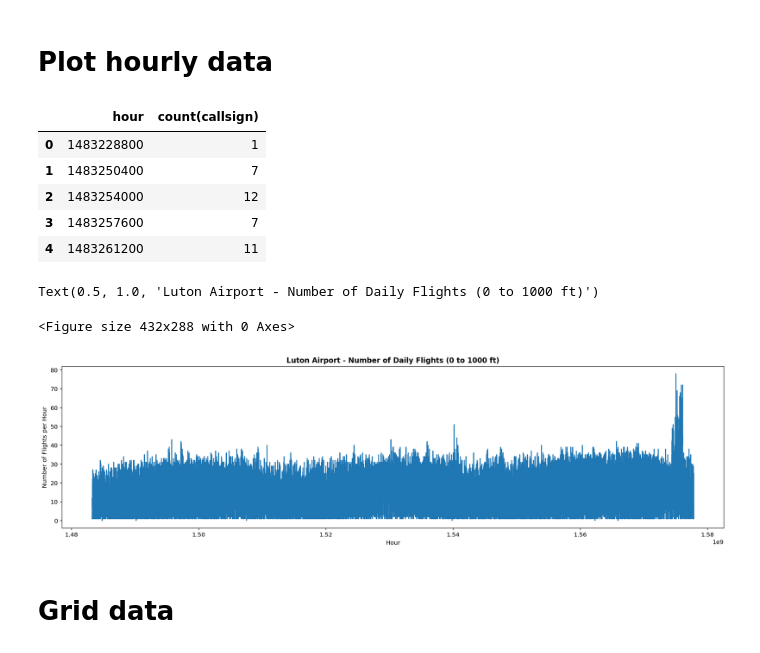
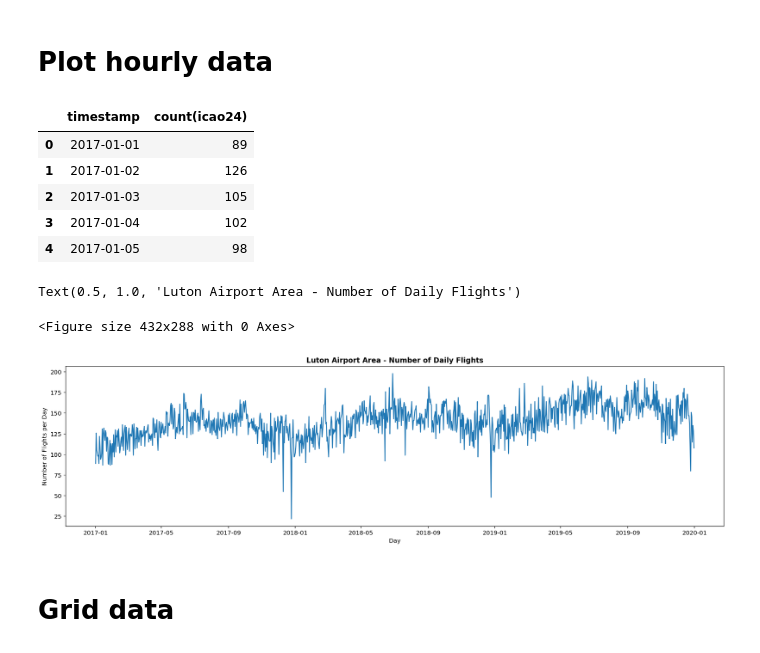
Before and after one commit to naguzmans/opportunistic-utm, a Jupyter notebook: spark.ipynb, the cells around one changed output. Saved outputs shown, nothing was run; the diff lists cells and outputs as text; code cells hidden in the pictures.

```diff
--- a/spark.ipynb
+++ b/spark.ipynb
@@ -12,7 +32,9 @@ drive.mount('/content/drive')
 # Load CSV data into Spark
 # %%
 from pyspark.sql import SparkSession
-from pyspark.sql.types import StructType, StructField, StringType, FloatType, BooleanType, LongType, DateType
+from pyspark.sql.types import StructType, StructField, StringType, FloatType, BooleanType, LongType, DateType, IntegerType
+from pyspark.sql.functions import udf
+spark.conf.set("spark.sql.execution.arrow.enabled", "true")
 import os
 import glob
 import datetime
@@ -47,6 +69,10 @@ schema = StructType([ \
     StructField('hour', LongType(), True) \
 ])
 
+def epoch_to_utc(hour_in_unix_time):
+  return datetime.datetime.utcfromtimestamp(hour_in_unix_time)
+utc = udf(epoch_to_utc, DateType())
+
 folder_path = '/content/drive/MyDrive/opportunistic-utm/data'
 file_names = []
 
@@ -54,6 +80,8 @@ for filename in glob.iglob(folder_path + '/**/*.csv', recursive=True):
   file_names.append(filename)
 
 opensky_df = spark.read.option('header', True).csv(path=file_names, schema=schema)
+opensky_df = opensky_df.withColumn('timestamp', utc('hour'))
+
 # opensky_df = opensky_df.sort('time')
 opensky_df.show(10)
 # %% [output]
@@ -105,30 +134,30 @@ import matplotlib.pyplot as plt
 from pyspark.sql.functions import days
 %config InlineBackend.figure_format = 'retina'
 
-subset = opensky_df.groupBy('hour').agg(countDistinct('callsign'))
+subset = opensky_df.groupBy('timestamp').agg(countDistinct('icao24'))
 df = subset.toPandas()
-df = df.sort_values(by=['hour']).reset_index(drop=True)
+df = df.sort_values(by=['timestamp']).reset_index(drop=True)
 # %%
 df.head()
 # %% [output]
-|  | hour | count(callsign) |
-| 0 | 1483228800 | 1 |
-| 1 | 1483250400 | 7 |
-| 2 | 1483254000 | 12 |
-| 3 | 1483257600 | 7 |
-| 4 | 1483261200 | 11 |
+|  | timestamp | count(icao24) |
+| 0 | 2017-01-01 | 89 |
+| 1 | 2017-01-02 | 126 |
+| 2 | 2017-01-03 | 105 |
+| 3 | 2017-01-04 | 102 |
+| 4 | 2017-01-05 | 98 |
 # %%
 plt.figure()
 fig, ax = plt.subplots(figsize=(20,5))
 
-ax.plot(df['hour'], df['count(callsign)'])
-ax.set_xlabel('Hour')
-ax.set_ylabel('Number of Flights per Hour')
-ax.set_title('Luton Airport - Number of Daily Flights (0 to 1000 ft)', fontweight='bold')
+ax.plot(df['timestamp'], df['count(icao24)'])
+ax.set_xlabel('Day')
+ax.set_ylabel('Number of Flights per Day')
+ax.set_title('Luton Airport Area - Number of Daily Flights', fontweight='bold')
 # %% [output]
-Text(0.5, 1.0, 'Luton Airport - Number of Daily Flights (0 to 1000 ft)')
+Text(0.5, 1.0, 'Luton Airport Area - Number of Daily Flights')
 <Figure size 432x288 with 0 Axes>
-[figure, old version]
+[figure, new version]
 # %% [markdown]
 # Grid data
 # %%
```
Also changed, not shown: parts of 11 cells of this notebook.
